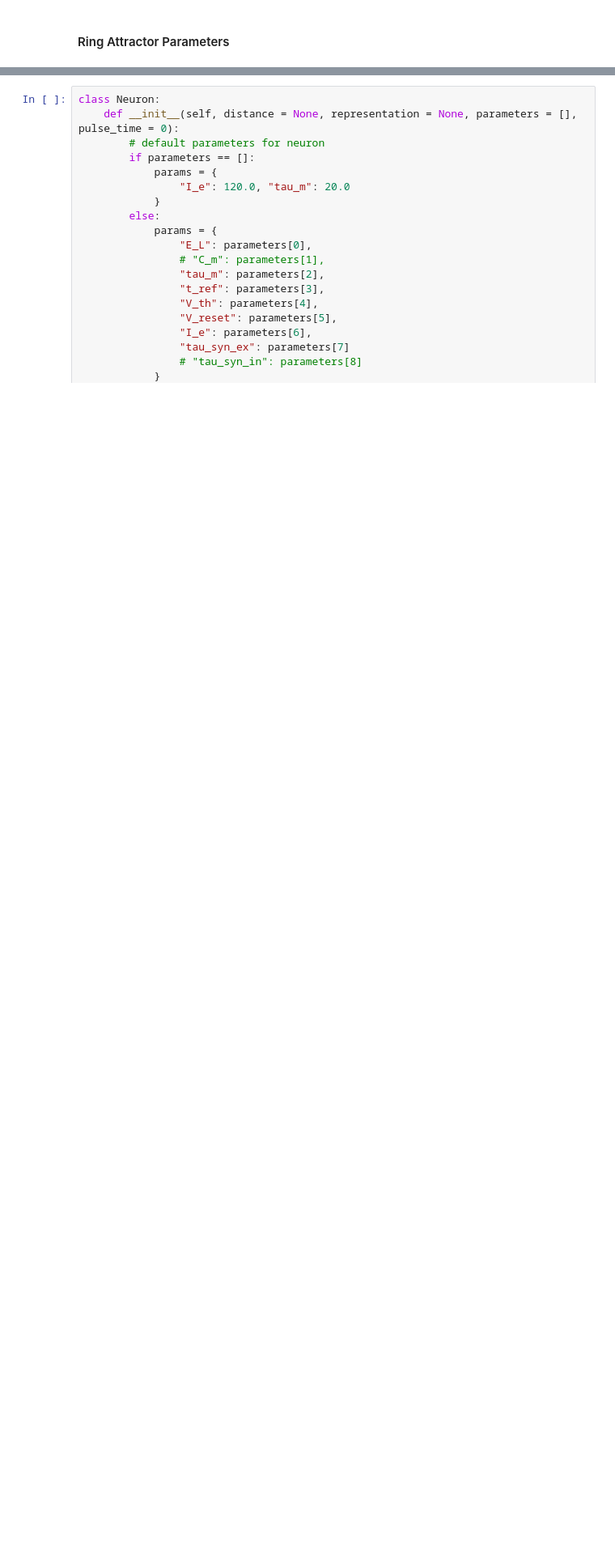
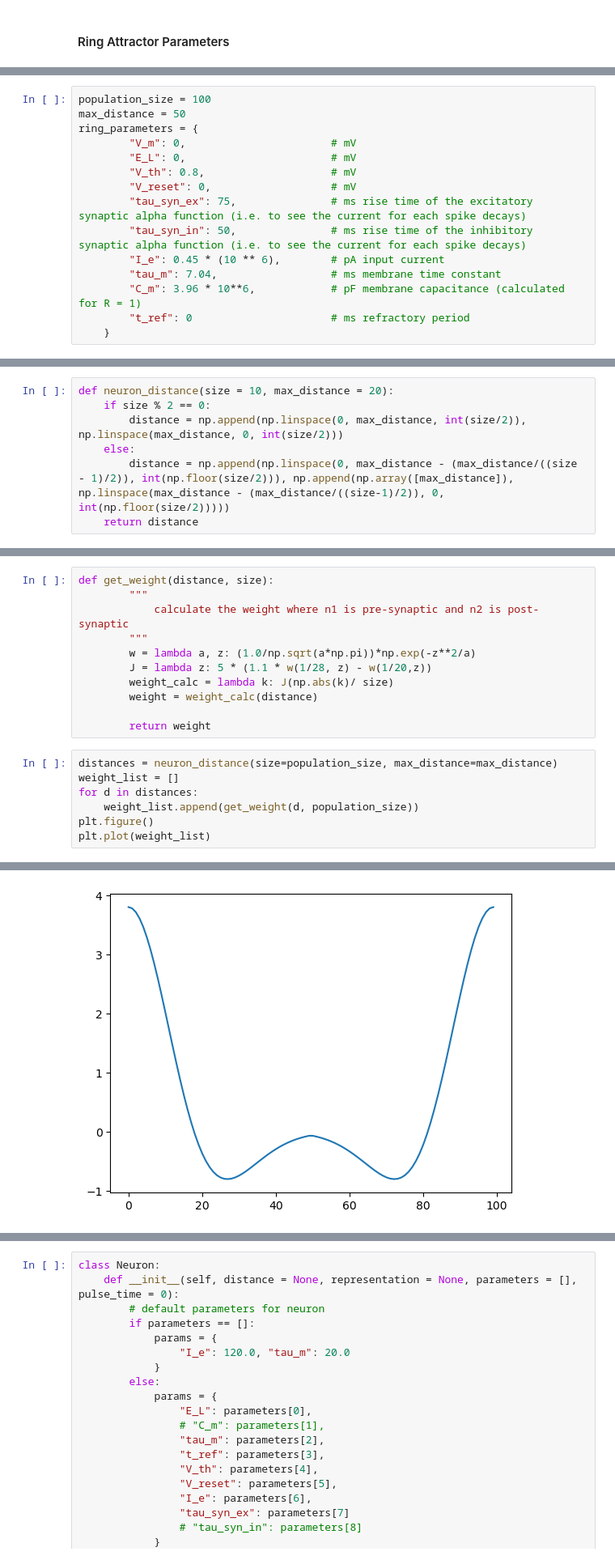
Before and after one commit to aung9htet/counting_snn, a Jupyter notebook: subitization_notebook.ipynb, the cells around one changed output, grey strips where cells are left out. Shown at 81% size. Cells and saved outputs as stored; diff of their text form; blank space fills up the shorter version.

```diff
--- a/subitization_notebook.ipynb
+++ b/subitization_notebook.ipynb
@@ -1102,0 +1079,15 @@ POPULATION_SIZE = 100
+# %%
+population_size = 100
+max_distance = 50
+ring_parameters = {
+        "V_m": 0,                       # mV
+        "E_L": 0,                       # mV
+        "V_th": 0.8,                    # mV
+        "V_reset": 0,                   # mV
+        "tau_syn_ex": 75,               # ms rise time of the excitatory synaptic alpha function (i.e. to see the current for each spike decays)
+        "tau_syn_in": 50,               # ms rise time of the inhibitory synaptic alpha function (i.e. to see the current for each spike decays)
+        "I_e": 0.45 * (10 ** 6),        # pA input current
+        "tau_m": 7.04,                  # ms membrane time constant
+        "C_m": 3.96 * 10**6,            # pF membrane capacitance (calculated for R = 1)
+        "t_ref": 0                      # ms refractory period
+    }
@@ -1102,0 +1096,7 @@ POPULATION_SIZE = 100
+# %%
+def neuron_distance(size = 10, max_distance = 20):
+    if size % 2 == 0:
+        distance = np.append(np.linspace(0, max_distance, int(size/2)), np.linspace(max_distance, 0, int(size/2)))
+    else:
+        distance = np.append(np.linspace(0, max_distance - (max_distance/((size - 1)/2)), int(np.floor(size/2))), np.append(np.array([max_distance]), np.linspace(max_distance - (max_distance/((size-1)/2)), 0, int(np.floor(size/2)))))
+    return distance
@@ -1102,0 +1105,19 @@ POPULATION_SIZE = 100
+# %%
+def get_weight(distance, size):
+        """
+            calculate the weight where n1 is pre-synaptic and n2 is post-synaptic
+        """
+        w = lambda a, z: (1.0/np.sqrt(a*np.pi))*np.exp(-z**2/a)
+        J = lambda z: 5 * (1.1 * w(1/28, z) - w(1/20,z))
+        weight_calc = lambda k: J(np.abs(k)/ size)
+        weight = weight_calc(distance)
+
+        return weight
+# %%
+distances = neuron_distance(size=population_size, max_distance=max_distance)
+weight_list = []
+for d in distances:
+    weight_list.append(get_weight(d, population_size))
+plt.figure()
+plt.plot(weight_list)
+# %% [output]
@@ -1102,0 +1125 @@ POPULATION_SIZE = 100
+[figure, added]
```
Also changed, not shown: parts of 26 cells of this notebook.
